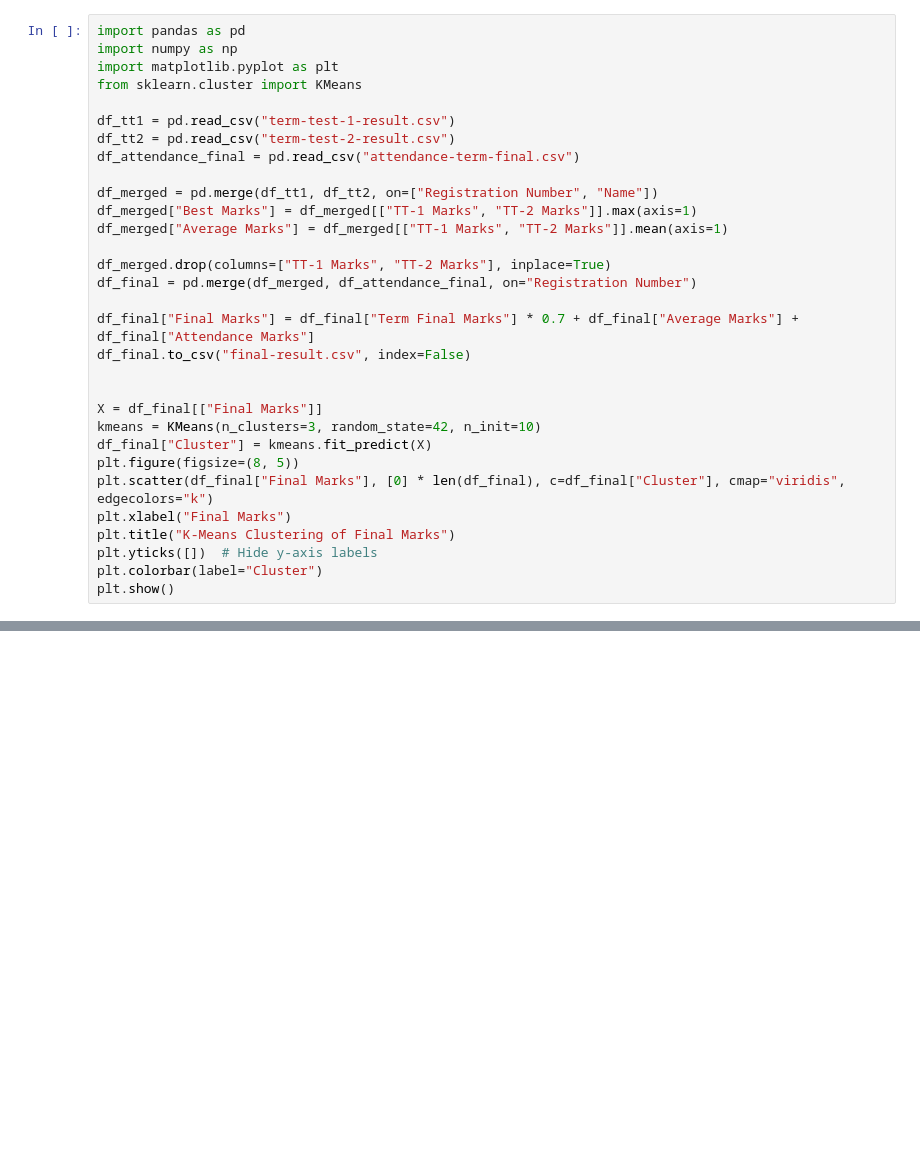
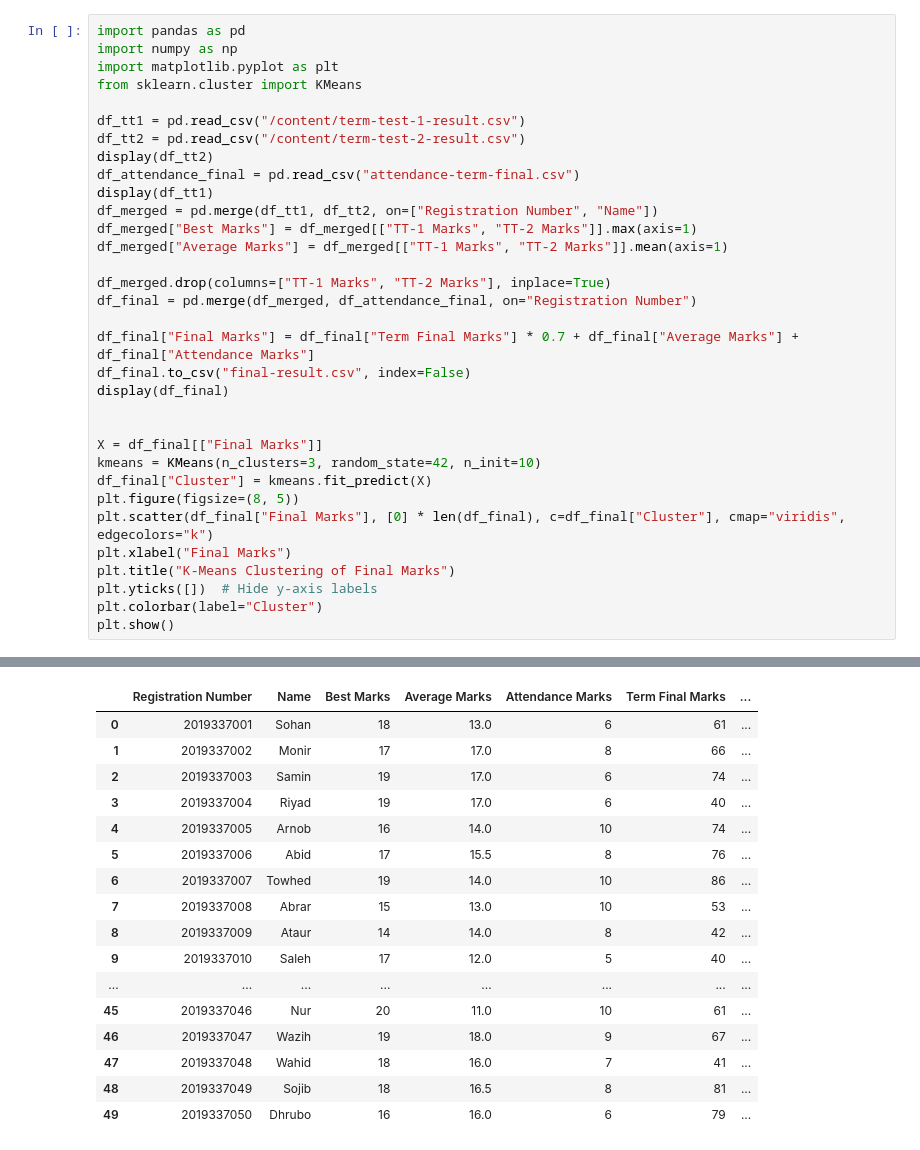
Before and after one commit to mdmonirahmed/PDS-09-15, a Jupyter notebook: Project_02.ipynb, the cells around one changed output, grey strips where cells are left out. Drawn from its saved outputs; the diff is of its cells as text; blank space fills up the shorter version.

```diff
--- a/Project_02.ipynb
+++ b/Project_02.ipynb
@@ -4,10 +4,11 @@ import numpy as np
 import matplotlib.pyplot as plt
 from sklearn.cluster import KMeans
 
-df_tt1 = pd.read_csv("term-test-1-result.csv")
-df_tt2 = pd.read_csv("term-test-2-result.csv")
+df_tt1 = pd.read_csv("/content/term-test-1-result.csv")
+df_tt2 = pd.read_csv("/content/term-test-2-result.csv")
+display(df_tt2)
 df_attendance_final = pd.read_csv("attendance-term-final.csv")
-
+display(df_tt1)
 df_merged = pd.merge(df_tt1, df_tt2, on=["Registration Number", "Name"])
 df_merged["Best Marks"] = df_merged[["TT-1 Marks", "TT-2 Marks"]].max(axis=1)
 df_merged["Average Marks"] = df_merged[["TT-1 Marks", "TT-2 Marks"]].mean(axis=1)
@@ -17,6 +18,7 @@ df_final = pd.merge(df_merged, df_attendance_final, on="Registration Number")
 
 df_final["Final Marks"] = df_final["Term Final Marks"] * 0.7 + df_final["Average Marks"] + df_final["Attendance Marks"]
 df_final.to_csv("final-result.csv", index=False)
+display(df_final)
 
 
 X = df_final[["Final Marks"]]
@@ -33 +69,18 @@ plt.show()
+|  | Registration Number | Name | Best Marks | Average Marks | Attendance Marks | Term Final Marks | ... |
+| 0 | 2019337001 | Sohan | 18 | 13.0 | 6 | 61 | ... |
+| 1 | 2019337002 | Monir | 17 | 17.0 | 8 | 66 | ... |
+| 2 | 2019337003 | Samin | 19 | 17.0 | 6 | 74 | ... |
+| 3 | 2019337004 | Riyad | 19 | 17.0 | 6 | 40 | ... |
+| 4 | 2019337005 | Arnob | 16 | 14.0 | 10 | 74 | ... |
+| 5 | 2019337006 | Abid | 17 | 15.5 | 8 | 76 | ... |
+| 6 | 2019337007 | Towhed | 19 | 14.0 | 10 | 86 | ... |
+| 7 | 2019337008 | Abrar | 15 | 13.0 | 10 | 53 | ... |
+| 8 | 2019337009 | Ataur | 14 | 14.0 | 8 | 42 | ... |
+| 9 | 2019337010 | Saleh | 17 | 12.0 | 5 | 40 | ... |
+| ... | ... | ... | ... | ... | ... | ... | ... |
+| 45 | 2019337046 | Nur | 20 | 11.0 | 10 | 61 | ... |
+| 46 | 2019337047 | Wazih | 19 | 18.0 | 9 | 67 | ... |
+| 47 | 2019337048 | Wahid | 18 | 16.0 | 7 | 41 | ... |
+| 48 | 2019337049 | Sojib | 18 | 16.5 | 8 | 81 | ... |
+| 49 | 2019337050 | Dhrubo | 16 | 16.0 | 6 | 79 | ... |
 [figure]
```
Also changed, not shown: parts of 1 cell of this notebook.
